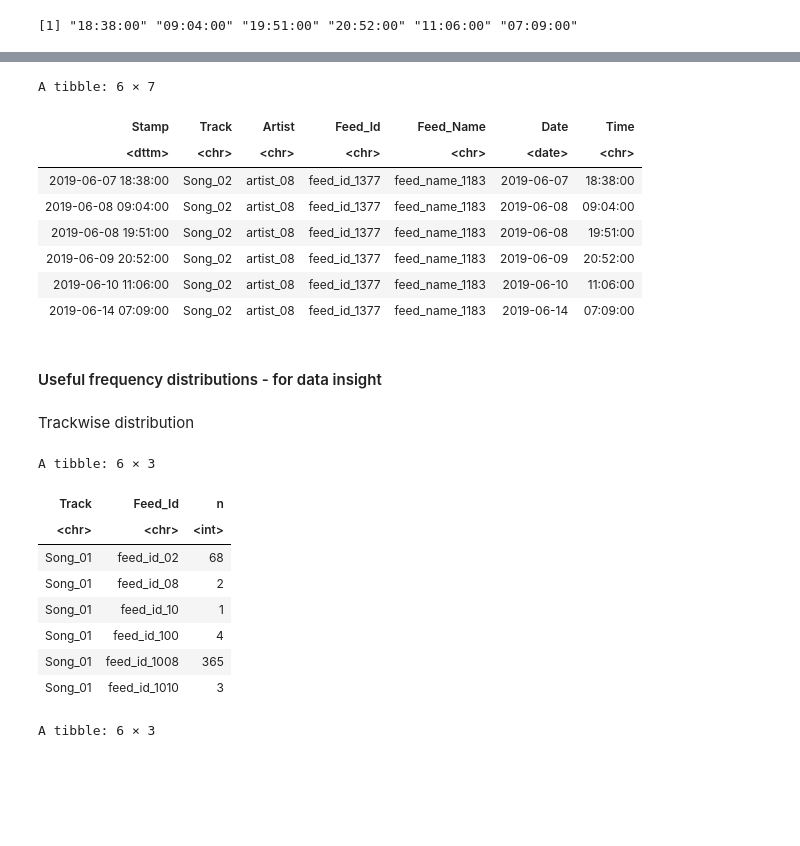
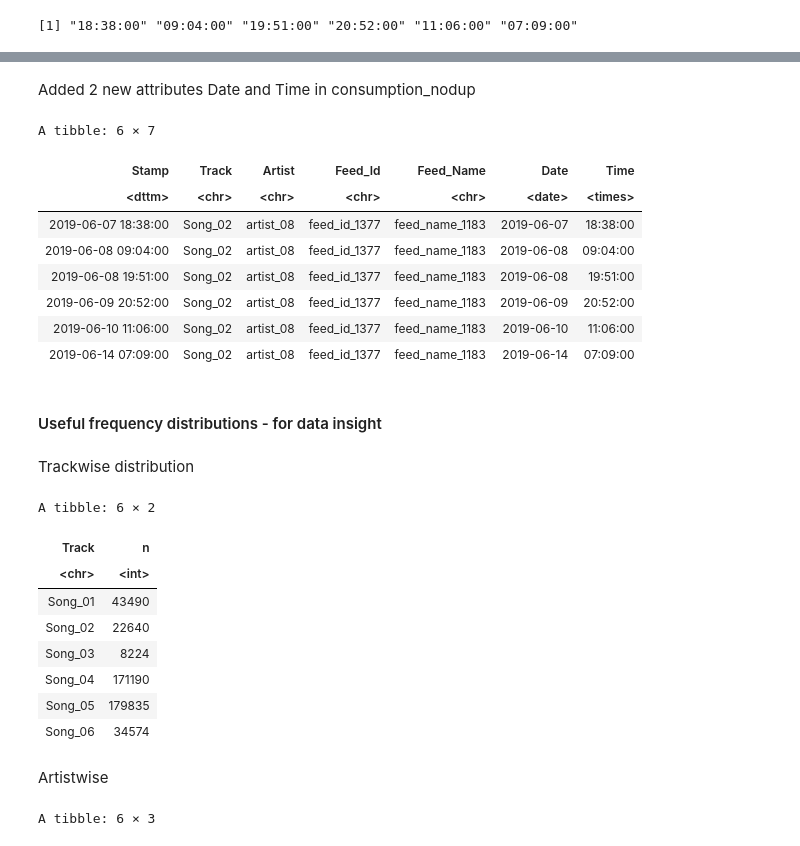
Before and after one commit to drpragyasan/utopia_assignment, a Jupyter notebook: Utopia_assignment.ipynb, the cells around one changed output, grey strips where cells are left out. Cells and saved outputs as stored; diff of their text form; code cells hidden in the pictures; blank space fills up the shorter version.

```diff
--- a/Utopia_assignment.ipynb
+++ b/Utopia_assignment.ipynb
@@ -215,0 +211,3 @@ Add 2 new attributes Date and Time in consumption_nodup
+# %%
+Time <- chron(times=Time)
+str(Time)
@@ -216,3 +217,5 @@ Add 2 new attributes Date and Time in consumption_nodup
+# %% [markdown]
+Added 2 new attributes Date and Time in consumption_nodup
 # %%
 consumption_nodup$Date <- Date
 consumption_nodup$Time <- Time
@@ -220,7 +223,7 @@ head(consumption_nodup)
 # %% [output]
 A tibble: 6 × 7
 | Stamp | Track | Artist | Feed_Id | Feed_Name | Date | Time |
-| <dttm> | <chr> | <chr> | <chr> | <chr> | <date> | <chr> |
+| <dttm> | <chr> | <chr> | <chr> | <chr> | <date> | <times> |
 | 2019-06-07 18:38:00 | Song_02 | artist_08 | feed_id_1377 | feed_name_1183 | 2019-06-07 | 18:38:00 |
 | 2019-06-08 09:04:00 | Song_02 | artist_08 | feed_id_1377 | feed_name_1183 | 2019-06-08 | 09:04:00 |
 | 2019-06-08 19:51:00 | Song_02 | artist_08 | feed_id_1377 | feed_name_1183 | 2019-06-08 | 19:51:00 |
@@ -229,20 +232,22 @@ A tibble: 6 × 7
 | 2019-06-14 07:09:00 | Song_02 | artist_08 | feed_id_1377 | feed_name_1183 | 2019-06-14 | 07:09:00 |
 # %% [markdown]
 #### Useful frequency distributions - for data insight
-# %% [markdown]
-Trackwise distribution
+# %% [markdown]
+Trackwise distribution
 # %%
 
-FreqTrack <- consumption_nodup %>% count(Track, Feed_Id)
+FreqTrack <- consumption_nodup %>% count(Track)
 head(FreqTrack)
 # %% [output]
-A tibble: 6 × 3
+A tibble: 6 × 2
-| Track | Feed_Id | n |
-| <chr> | <chr> | <int> |
-| Song_01 | feed_id_02 | 68 |
-| Song_01 | feed_id_08 | 2 |
-| Song_01 | feed_id_10 | 1 |
-| Song_01 | feed_id_100 | 4 |
-| Song_01 | feed_id_1008 | 365 |
-| Song_01 | feed_id_1010 | 3 |
+| Track | n |
+| <chr> | <int> |
+| Song_01 | 43490 |
+| Song_02 | 22640 |
+| Song_03 | 8224 |
+| Song_04 | 171190 |
+| Song_05 | 179835 |
+| Song_06 | 34574 |
+# %% [markdown]
+Artistwise
 # %%
```
Also changed, not shown: parts of 100 cells of this notebook.
